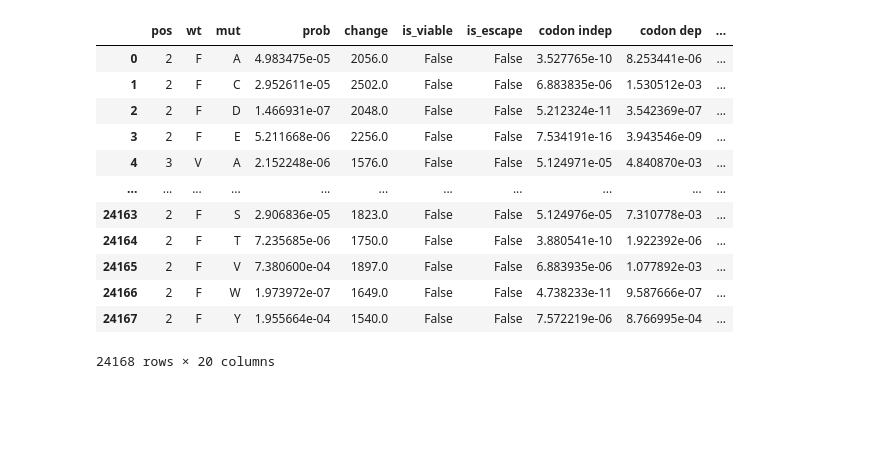
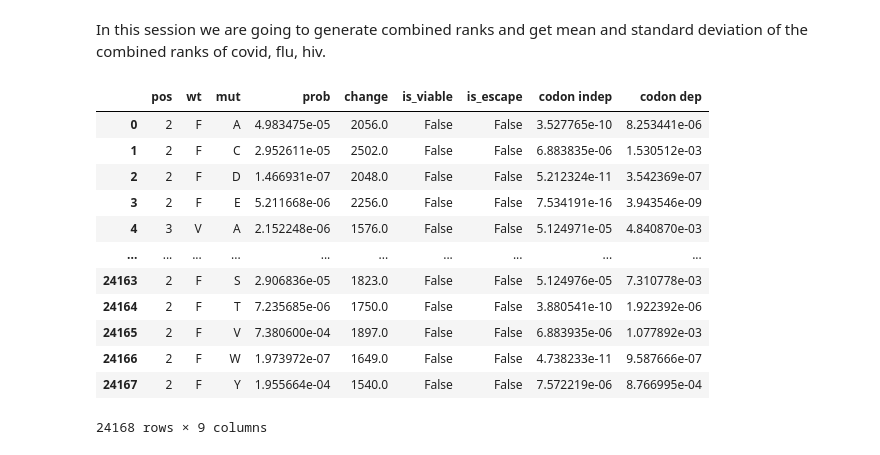
Before and after one commit to dddpower/viral, a Jupyter notebook: check_result.ipynb, the cells around one changed output. Drawn from its saved outputs; the diff is of its cells as text; code cells hidden in the pictures; blank space fills up the shorter version.

```diff
--- a/check_result.ipynb
+++ b/check_result.ipynb
@@ -1,19 +1,23 @@
+# %% [markdown]
+In this session we are going to generate combined ranks and get mean and standard deviation of the combined ranks of covid, flu, hiv.
 # %%
 import pandas as pd
-fname = "ranked_ranked_extended_analyze_semantics_cov_bilstm_512.txt"
-df = pd.read_csv(fname, sep='\t')
-df
+fnames = ["extended_analyze_semantics_cov_bilstm_512.txt",
+          "extended_analyze_semantics_flu_h1_bilstm_512.txt",
+          "extended_analyze_semantics_hiv_bilstm_512.txt"]
+cov_df, flu_df, hiv_df = tuple(map(lambda x: pd.read_csv(x, sep='\t'), fnames))
+cov_df
 # %% [output]
-|  | pos | wt | mut | prob | change | is_viable | is_escape | codon indep | codon dep | ... |
-| 0 | 2 | F | A | 4.983475e-05 | 2056.0 | False | False | 3.527765e-10 | 8.253441e-06 | ... |
-| 1 | 2 | F | C | 2.952611e-05 | 2502.0 | False | False | 6.883835e-06 | 1.530512e-03 | ... |
-| 2 | 2 | F | D | 1.466931e-07 | 2048.0 | False | False | 5.212324e-11 | 3.542369e-07 | ... |
-| 3 | 2 | F | E | 5.211668e-06 | 2256.0 | False | False | 7.534191e-16 | 3.943546e-09 | ... |
-| 4 | 3 | V | A | 2.152248e-06 | 1576.0 | False | False | 5.124971e-05 | 4.840870e-03 | ... |
-| ... | ... | ... | ... | ... | ... | ... | ... | ... | ... | ... |
-| 24163 | 2 | F | S | 2.906836e-05 | 1823.0 | False | False | 5.124976e-05 | 7.310778e-03 | ... |
-| 24164 | 2 | F | T | 7.235685e-06 | 1750.0 | False | False | 3.880541e-10 | 1.922392e-06 | ... |
-| 24165 | 2 | F | V | 7.380600e-04 | 1897.0 | False | False | 6.883935e-06 | 1.077892e-03 | ... |
-| 24166 | 2 | F | W | 1.973972e-07 | 1649.0 | False | False | 4.738233e-11 | 9.587666e-07 | ... |
-| 24167 | 2 | F | Y | 1.955664e-04 | 1540.0 | False | False | 7.572219e-06 | 8.766995e-04 | ... |
+|  | pos | wt | mut | prob | change | is_viable | is_escape | codon indep | codon dep |
+| 0 | 2 | F | A | 4.983475e-05 | 2056.0 | False | False | 3.527765e-10 | 8.253441e-06 |
+| 1 | 2 | F | C | 2.952611e-05 | 2502.0 | False | False | 6.883835e-06 | 1.530512e-03 |
+| 2 | 2 | F | D | 1.466931e-07 | 2048.0 | False | False | 5.212324e-11 | 3.542369e-07 |
+| 3 | 2 | F | E | 5.211668e-06 | 2256.0 | False | False | 7.534191e-16 | 3.943546e-09 |
+| 4 | 3 | V | A | 2.152248e-06 | 1576.0 | False | False | 5.124971e-05 | 4.840870e-03 |
+| ... | ... | ... | ... | ... | ... | ... | ... | ... | ... |
+| 24163 | 2 | F | S | 2.906836e-05 | 1823.0 | False | False | 5.124976e-05 | 7.310778e-03 |
+| 24164 | 2 | F | T | 7.235685e-06 | 1750.0 | False | False | 3.880541e-10 | 1.922392e-06 |
+| 24165 | 2 | F | V | 7.380600e-04 | 1897.0 | False | False | 6.883935e-06 | 1.077892e-03 |
+| 24166 | 2 | F | W | 1.973972e-07 | 1649.0 | False | False | 4.738233e-11 | 9.587666e-07 |
+| 24167 | 2 | F | Y | 1.955664e-04 | 1540.0 | False | False | 7.572219e-06 | 8.766995e-04 |
-24168 rows × 20 columns
+24168 rows × 9 columns
```
Also changed, not shown: parts of 3 cells of this notebook, 6 other files.
